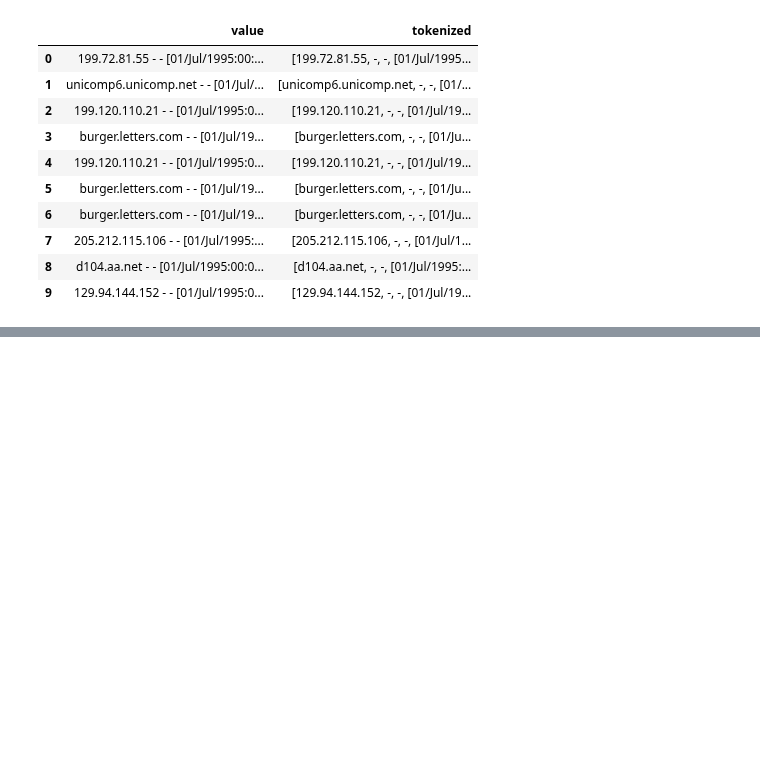
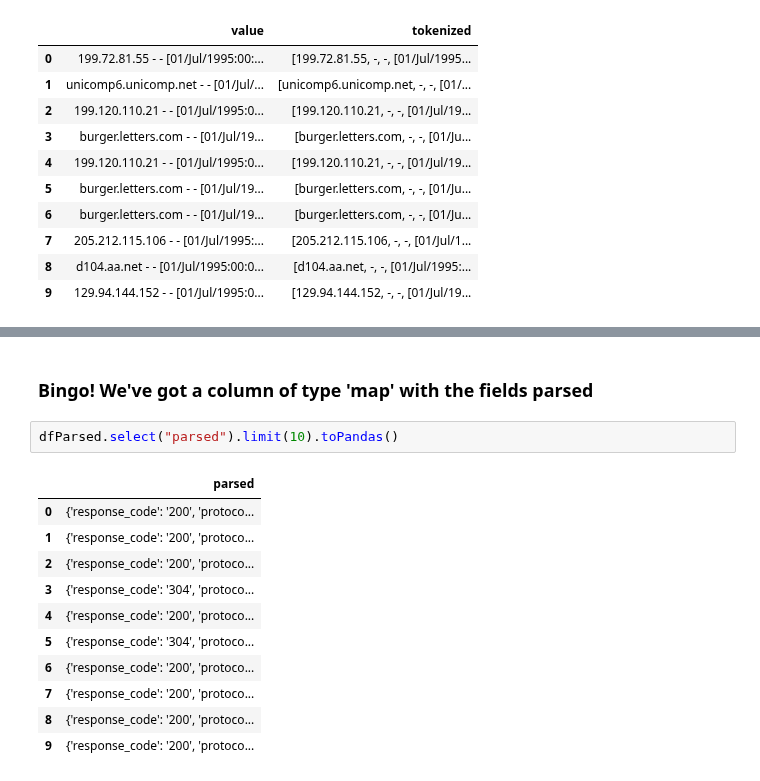
Before and after one commit to PSAB/Data-Engineer-Lessons, a Jupyter notebook: Schema_on_Read.ipynb, the cells around one changed output, grey strips where cells are left out. Saved outputs shown, nothing was run; the diff lists cells and outputs as text; blank space fills up the shorter version.

```diff
--- a/Schema_on_Read.ipynb
+++ b/Schema_on_Read.ipynb
@@ -83,0 +187,16 @@ dfArrays.limit(10).toPandas()
+# %% [markdown]
+### Bingo! We've got a column of type 'map' with the fields parsed
+# %%
+dfParsed.select("parsed").limit(10).toPandas()
+# %% [output]
+|  | parsed |
+| 0 | {'response_code': '200', 'protoco... |
+| 1 | {'response_code': '200', 'protoco... |
+| 2 | {'response_code': '200', 'protoco... |
+| 3 | {'response_code': '304', 'protoco... |
+| 4 | {'response_code': '200', 'protoco... |
+| 5 | {'response_code': '304', 'protoco... |
+| 6 | {'response_code': '200', 'protoco... |
+| 7 | {'response_code': '200', 'protoco... |
+| 8 | {'response_code': '200', 'protoco... |
+| 9 | {'response_code': '200', 'protoco... |
```
Also changed, not shown: parts of 16 cells of this notebook.
